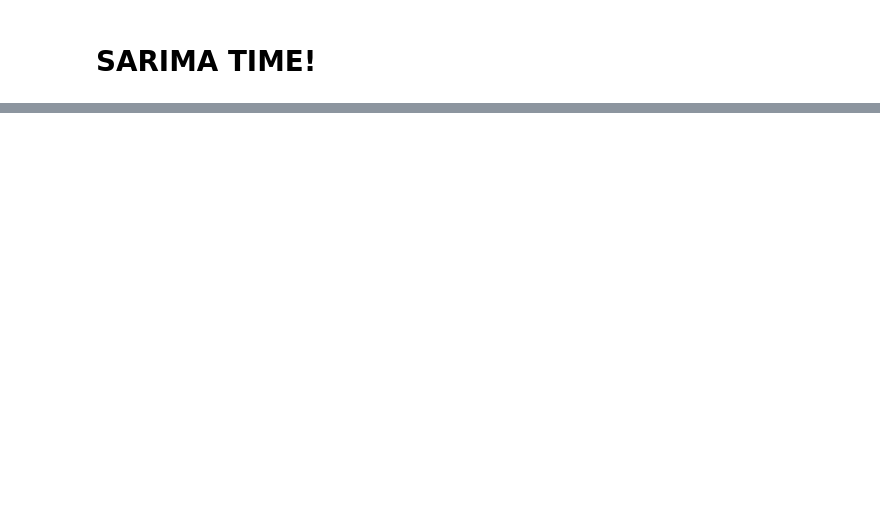
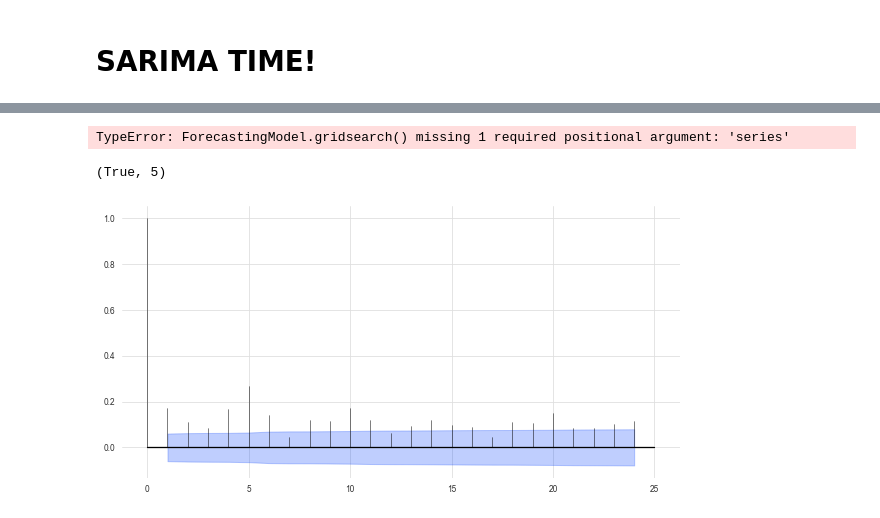
Before and after one commit to takkat14/Balance-Forecasting-Pipeline, a Jupyter notebook: Project_2.ipynb, the cells around one changed output, grey strips where cells are left out. Cells and saved outputs as stored; diff of their text form; code cells hidden in the pictures; blank space fills up the shorter version.

```diff
--- a/Project_2.ipynb
+++ b/Project_2.ipynb
@@ -45,0 +48,4 @@ from darts.models import StatsForecastAutoARIMA
+# %%
+df["Diff"] = df.Balance.diff().fillna(0)
+wts = ts.TimeSeries.from_dataframe(df_no_holidays, value_cols=["Balance"])
+train, val = wts[:700], wts[700:]
@@ -51,4 +63,0 @@ train, val, test = wts[:700], wts[700:1200], wts[1200:]
-# %%
-wts = ts.TimeSeries.from_dataframe(df, time_col="Date", value_cols=["Balance"])
-# %%
-sarima.fit(wts)
@@ -242,0 +301,4 @@ PatsyError: Number of rows mismatch between data argument and float (1543 versus
+# %%
+model.gridsearch(train)
+# %% [output]
+TypeError: ForecastingModel.gridsearch() missing 1 required positional argument: 'series'
@@ -242,0 +307,8 @@ PatsyError: Number of rows mismatch between data argument and float (1543 versus
+# %%
+check_seasonality(wts)
+# %% [output]
+(True, 5)
+# %%
+plot_acf(wts)
+# %% [output]
+[figure, added]
```
Also changed, not shown: parts of 77 cells of this notebook.
